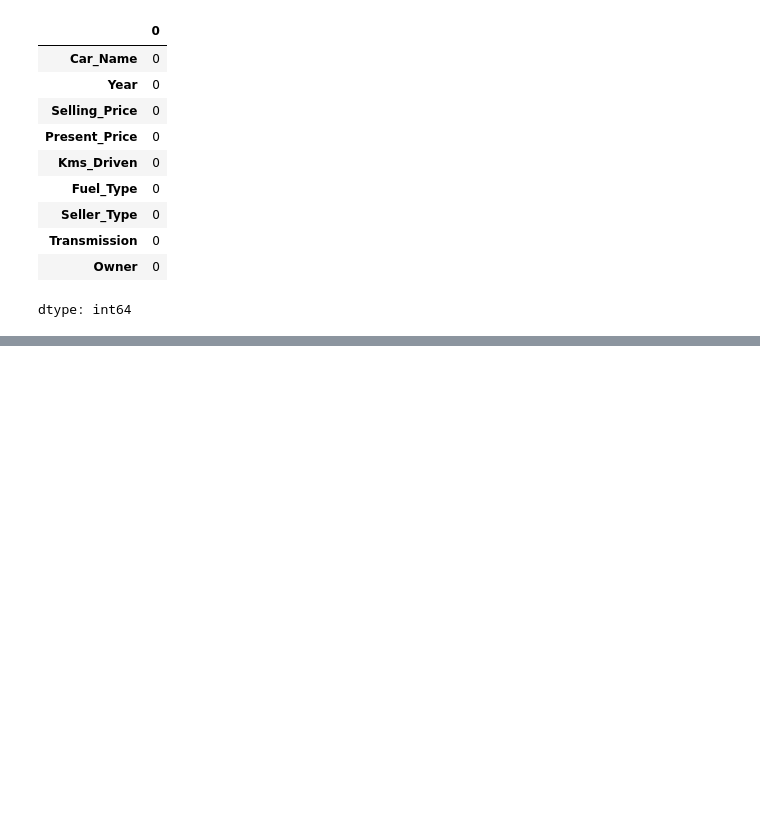
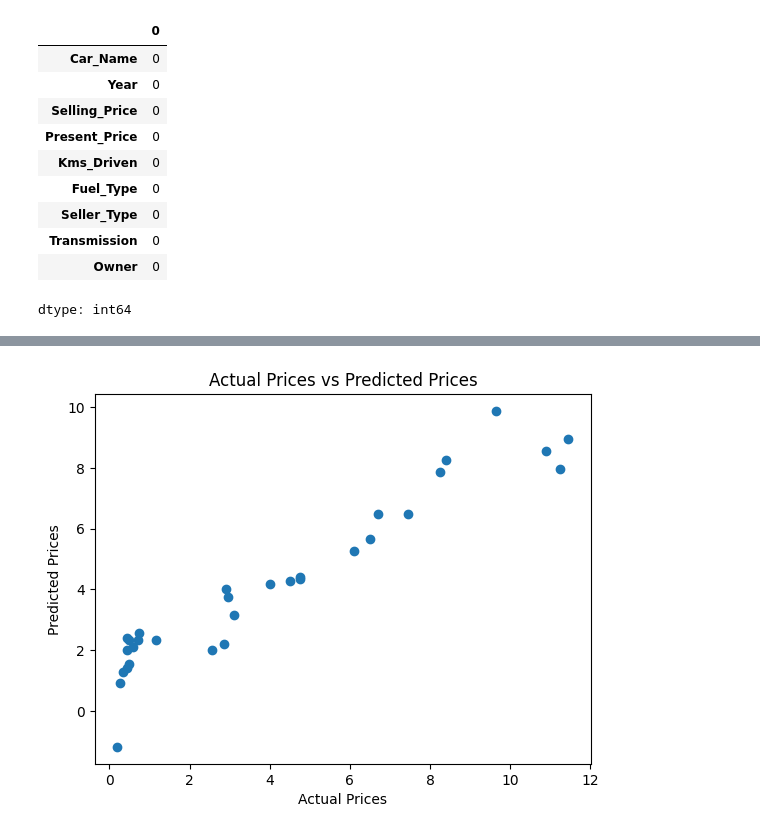
Before and after one commit to oduoranto/Machine-Learning, a Jupyter notebook: CarPricePrediction_pynb.ipynb, the cells around one changed output, grey strips where cells are left out. Saved outputs shown, nothing was run; the diff lists cells and outputs as text; code cells hidden in the pictures; blank space fills up the shorter version.

```diff
--- a/CarPricePrediction_pynb.ipynb
+++ b/CarPricePrediction_pynb.ipynb
@@ -48,0 +209,2 @@ dtype: int64
+# %%
+test_data_prediction = lasso_regression_model.predict(X_test)
@@ -48,0 +216,8 @@ dtype: int64
+# %%
+plt.scatter(Y_test, test_data_prediction)
+plt.xlabel("Actual Prices")
+plt.ylabel("Predicted Prices")
+plt.title("Actual Prices vs Predicted Prices")
+plt.show()
+# %% [output]
+[figure, added]
```
Also changed, not shown: parts of 32 cells of this notebook.
